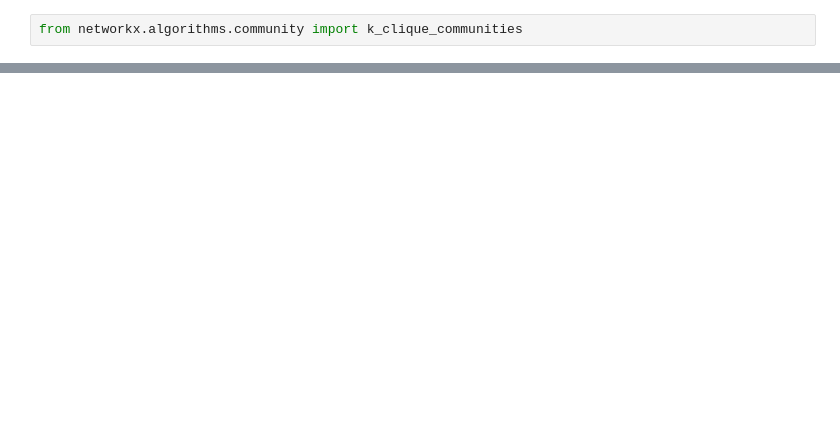
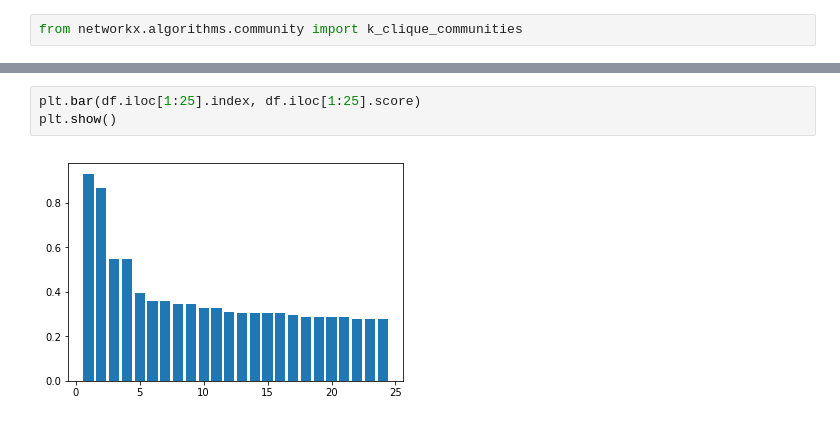
Before and after one commit to rich-context-capstone-2019/Rich-Context-Capstone, a Jupyter notebook: NetworkSimilarity.ipynb, the cells around one changed output, grey strips where cells are left out. Saved outputs shown, nothing was run; the diff lists cells and outputs as text; blank space fills up the shorter version.

```diff
--- a/NetworkSimilarity.ipynb
+++ b/NetworkSimilarity.ipynb
@@ -203,0 +267,5 @@ from networkx.algorithms.community import k_clique_communities
+# %%
+plt.bar(df.iloc[1:25].index, df.iloc[1:25].score)
+plt.show()
+# %% [output]
+[figure, added]
```
Also changed, not shown: parts of 26 cells of this notebook.
